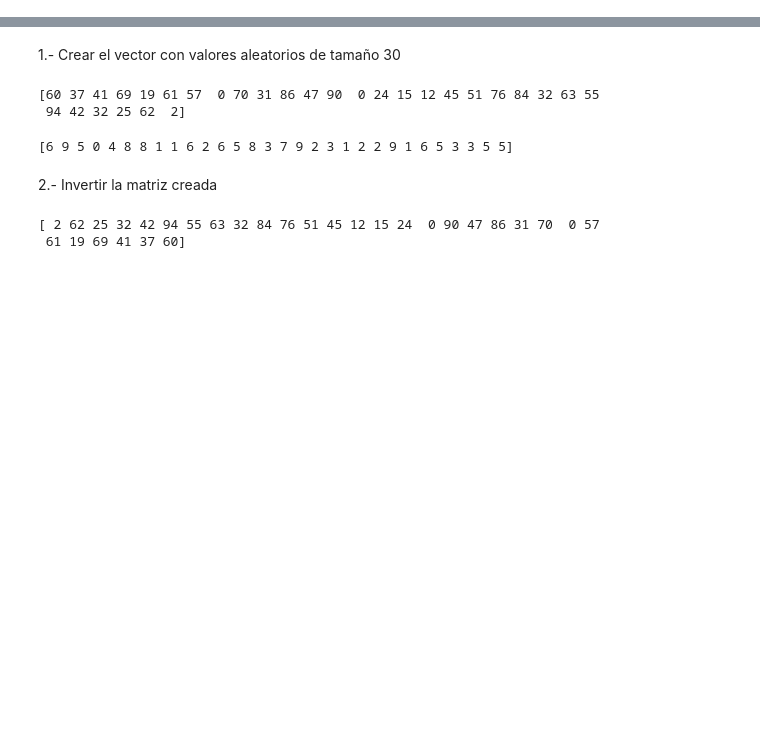
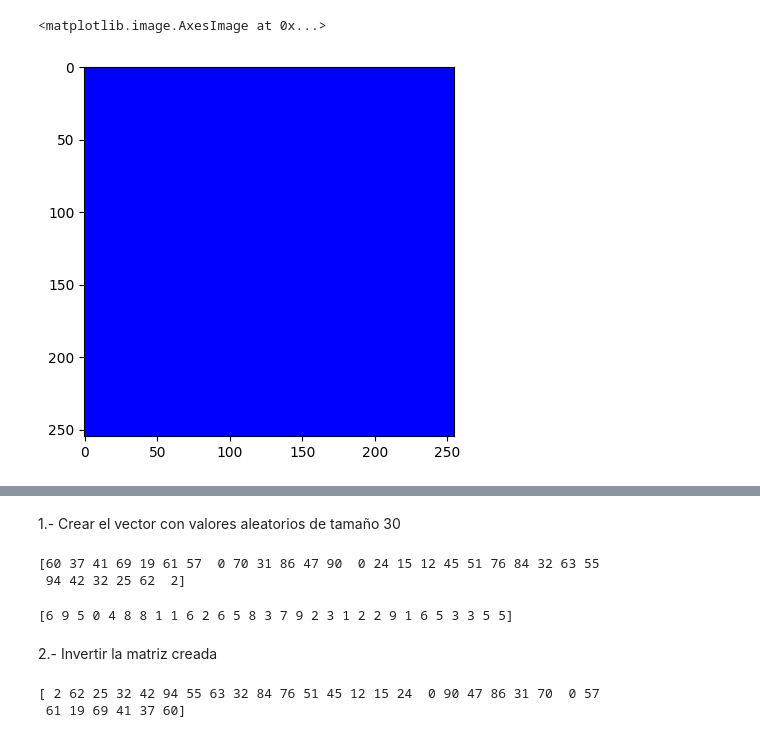
Before and after one commit to Ricardomanuel1/Maestr-a_Ciencia_de_Datos, a Jupyter notebook: 2. Numpy/Numpy_clase_UCSP.ipynb, the cells around one changed output, grey strips where cells are left out. Cells and saved outputs as stored; diff of their text form; code cells hidden in the pictures; blank space fills up the shorter version.

```diff
--- a/2. Numpy/Numpy_clase_UCSP.ipynb
+++ b/2. Numpy/Numpy_clase_UCSP.ipynb
@@ -5,0 +7,13 @@ import random
+# %%
+
+fils = 255
+cols = 255
+matrix = np.zeros([fils, cols, 3], dtype=np.uint8)
+for i in range(fils):
+ for j in range(cols):
+  matrix[i][j] = [0, 0, 255]
+
+plt.imshow(matrix)
+# %% [output]
+<matplotlib.image.AxesImage at 0x...>
+[figure, added]
```
Also changed, not shown: parts of 6 cells of this notebook.
